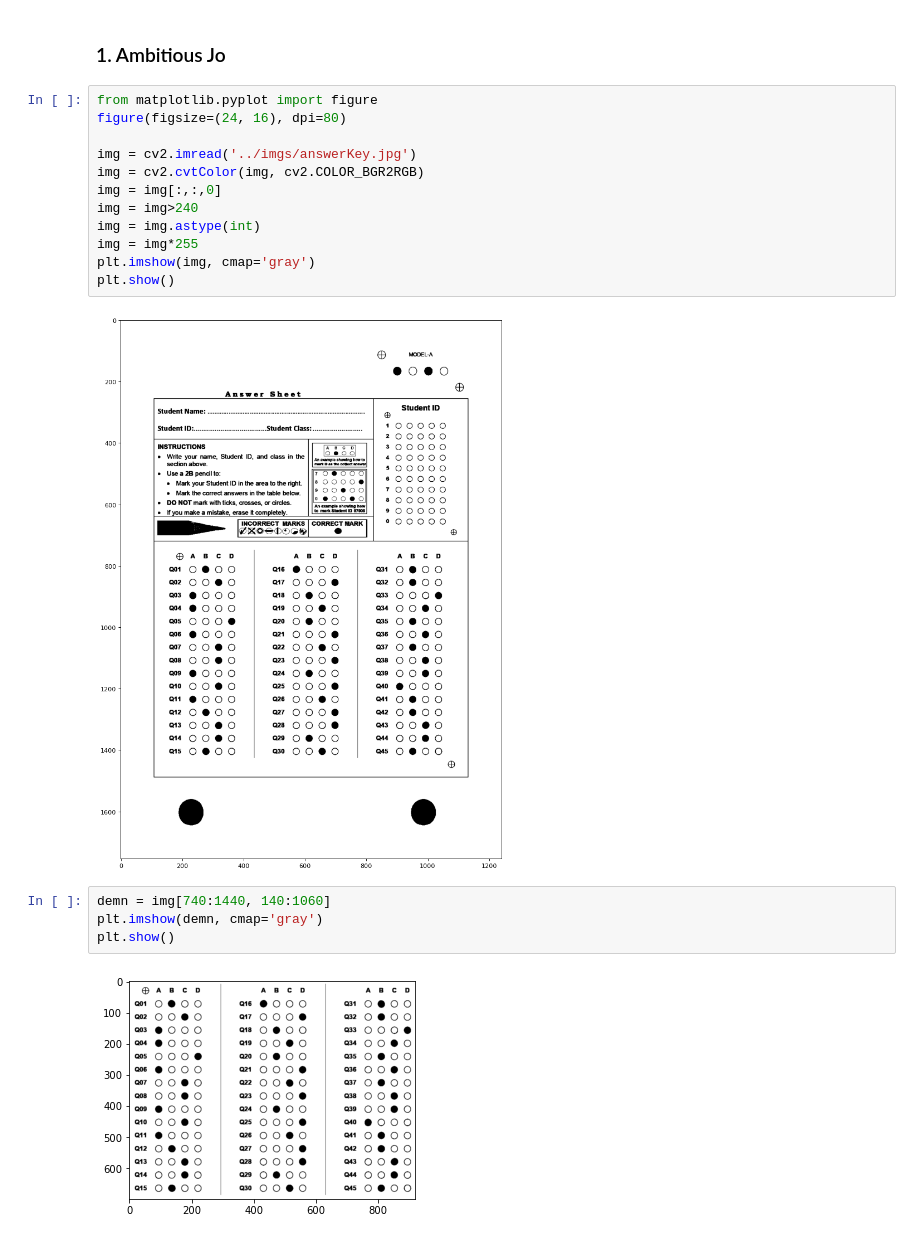
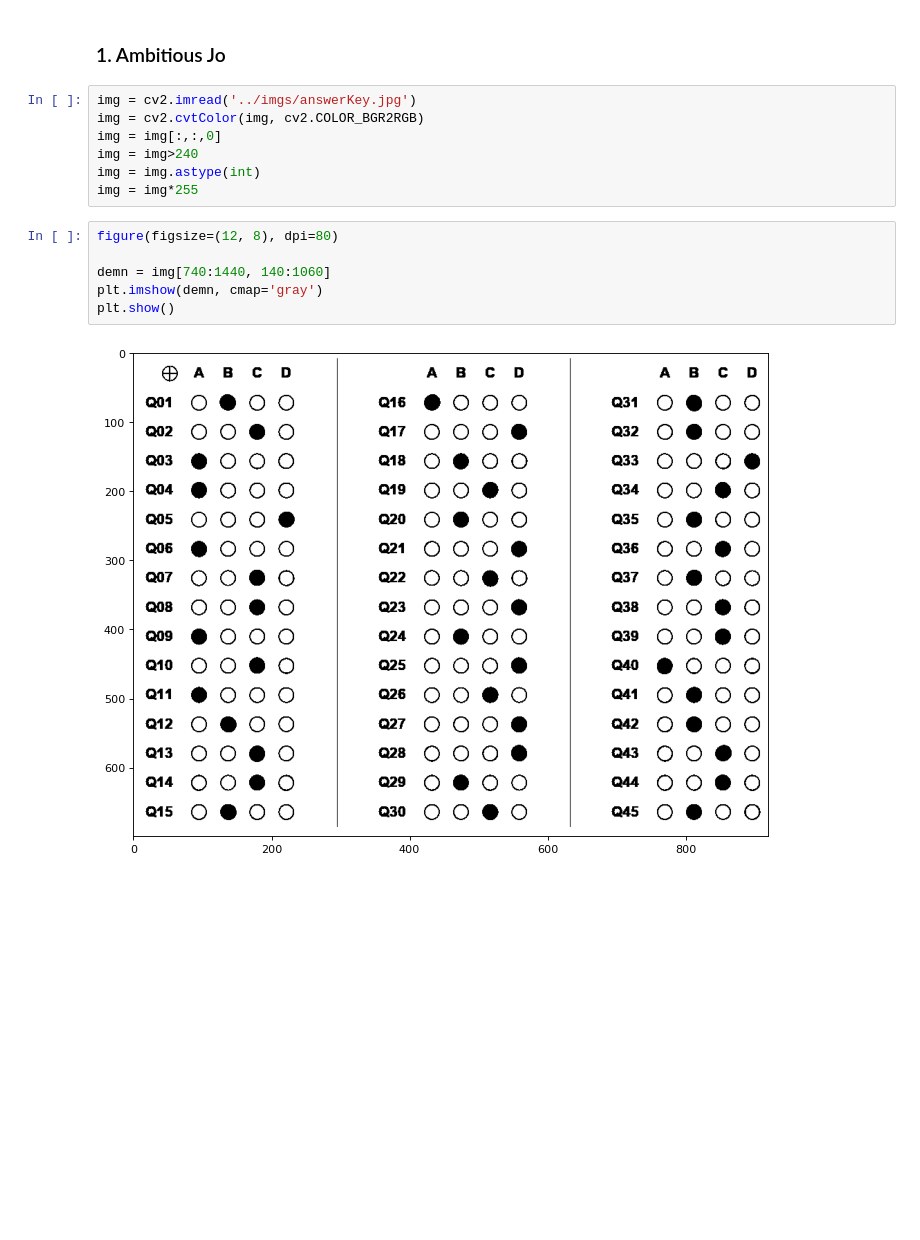
Before and after one commit to tusharc31/Digital-Image-Processing, a Jupyter notebook: Assignment-3/src/Assignment3.ipynb, the cells around one changed output. Cells and saved outputs as stored; diff of their text form; blank space fills up the shorter version.

```diff
--- a/Assignment-3/src/Assignment3.ipynb
+++ b/Assignment-3/src/Assignment3.ipynb
@@ -11,22 +12,17 @@ import matplotlib.pyplot as plt
 # %% [markdown]
 ### 1. Ambitious Jo
 # %%
-from matplotlib.pyplot import figure
-figure(figsize=(24, 16), dpi=80)
-
 img = cv2.imread('../imgs/answerKey.jpg')
 img = cv2.cvtColor(img, cv2.COLOR_BGR2RGB)
 img = img[:,:,0]
 img = img>240
 img = img.astype(int)
 img = img*255
-plt.imshow(img, cmap='gray')
-plt.show()
-# %% [output]
-[figure, removed]
 # %%
+figure(figsize=(12, 8), dpi=80)
+
 demn = img[740:1440, 140:1060]
 plt.imshow(demn, cmap='gray')
 plt.show()
 # %% [output]
-[figure, old version]
+[figure, new version]
```
Also changed, not shown: parts of 84 cells of this notebook, 13 other files.
